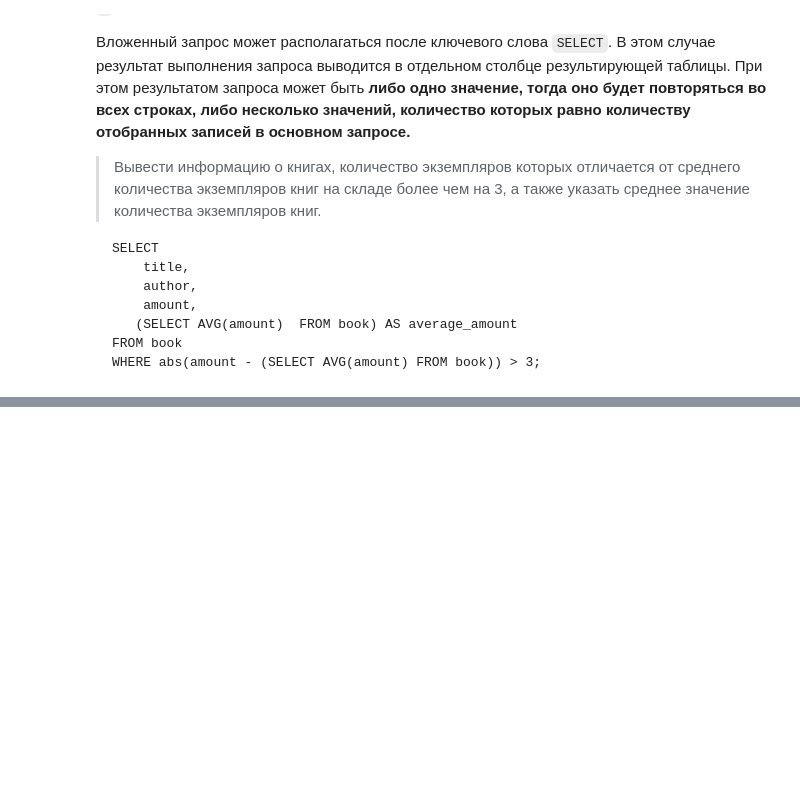
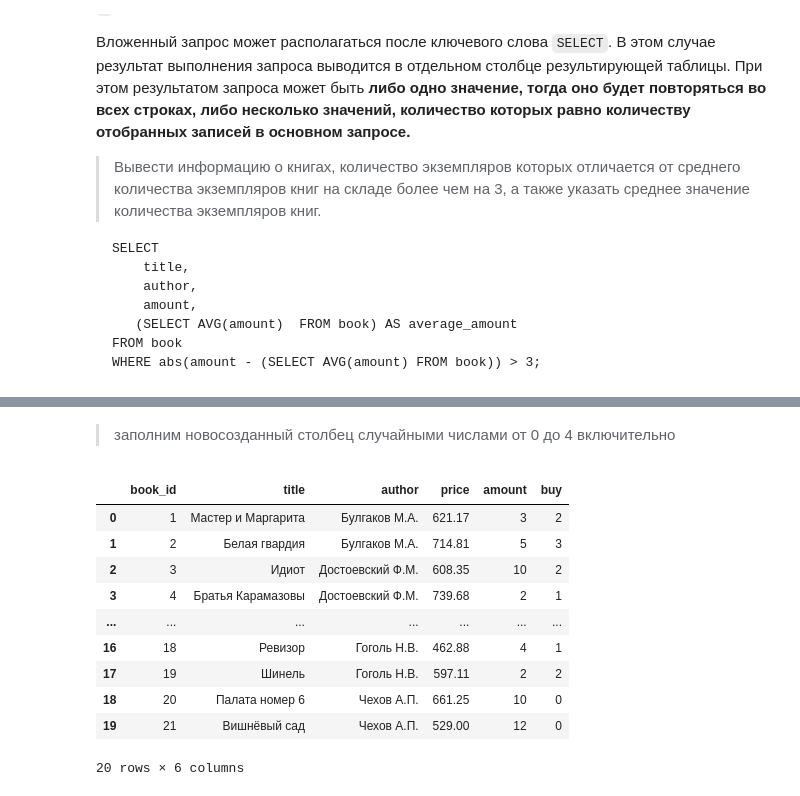
Before and after one commit to KlukvaMors/SQL-basic, a Jupyter notebook: chapter1.ipynb, the cells around one changed output, grey strips where cells are left out. Drawn from its saved outputs; the diff is of its cells as text; code cells hidden in the pictures; blank space fills up the shorter version.

```diff
--- a/chapter1.ipynb
+++ b/chapter1.ipynb
@@ -1542,0 +1688,20 @@ WHERE abs(amount - (SELECT AVG(amount) FROM book)) > 3;
+# %% [markdown]
+> заполним новосозданный столбец случайными числами от 0 до 4 включительно
+# %%
+sql("""
+UPDATE book
+SET buy = ABS(RANDOM() % 5)
+""")
+table('book')
+# %% [output]
+|  | book_id | title | author | price | amount | buy |
+| 0 | 1 | Мастер и Маргарита | Булгаков М.А. | 621.17 | 3 | 2 |
+| 1 | 2 | Белая гвардия | Булгаков М.А. | 714.81 | 5 | 3 |
+| 2 | 3 | Идиот | Достоевский Ф.М. | 608.35 | 10 | 2 |
+| 3 | 4 | Братья Карамазовы | Достоевский Ф.М. | 739.68 | 2 | 1 |
+| ... | ... | ... | ... | ... | ... | ... |
+| 16 | 18 | Ревизор | Гоголь Н.В. | 462.88 | 4 | 1 |
+| 17 | 19 | Шинель | Гоголь Н.В. | 597.11 | 2 | 2 |
+| 18 | 20 | Палата номер 6 | Чехов А.П. | 661.25 | 10 | 0 |
+| 19 | 21 | Вишнёвый сад | Чехов А.П. | 529.00 | 12 | 0 |
+20 rows × 6 columns
```
Also changed, not shown: parts of 46 cells of this notebook.
